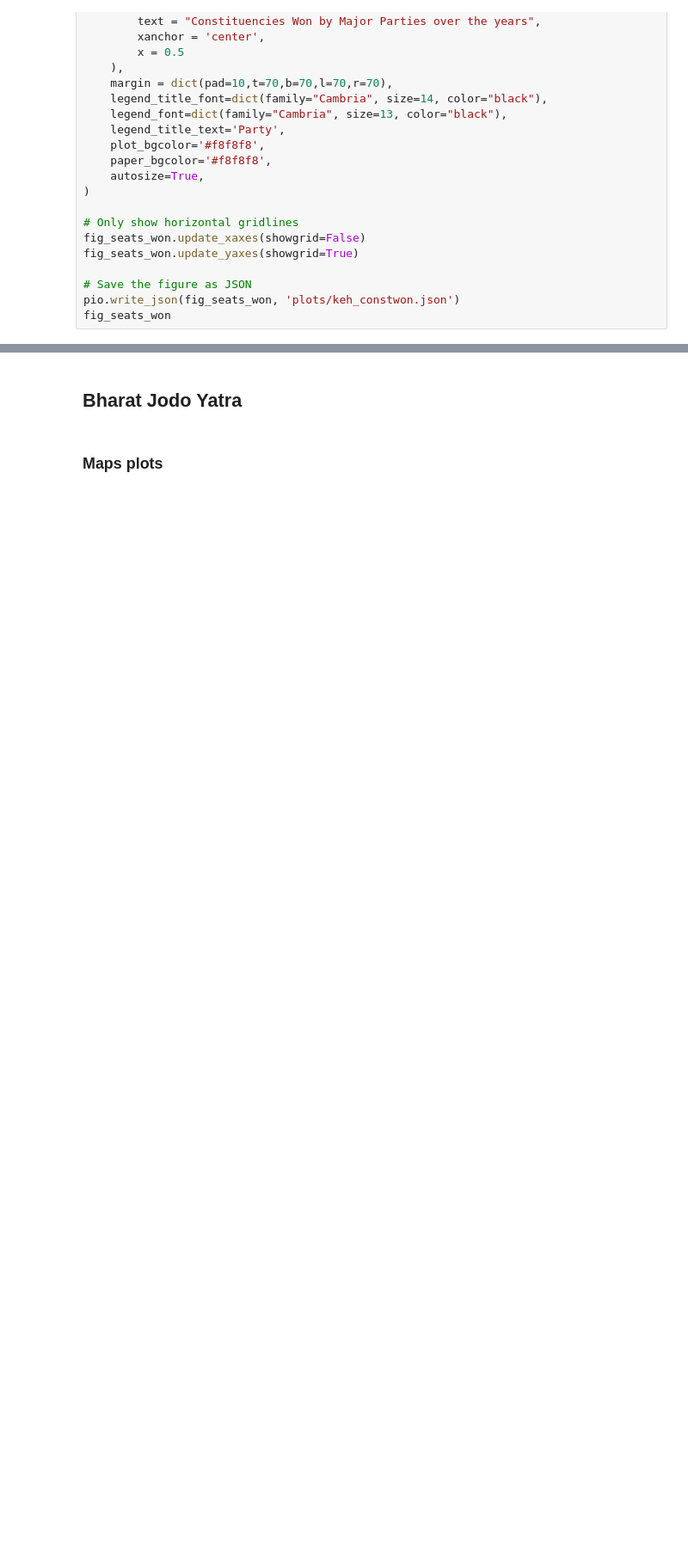
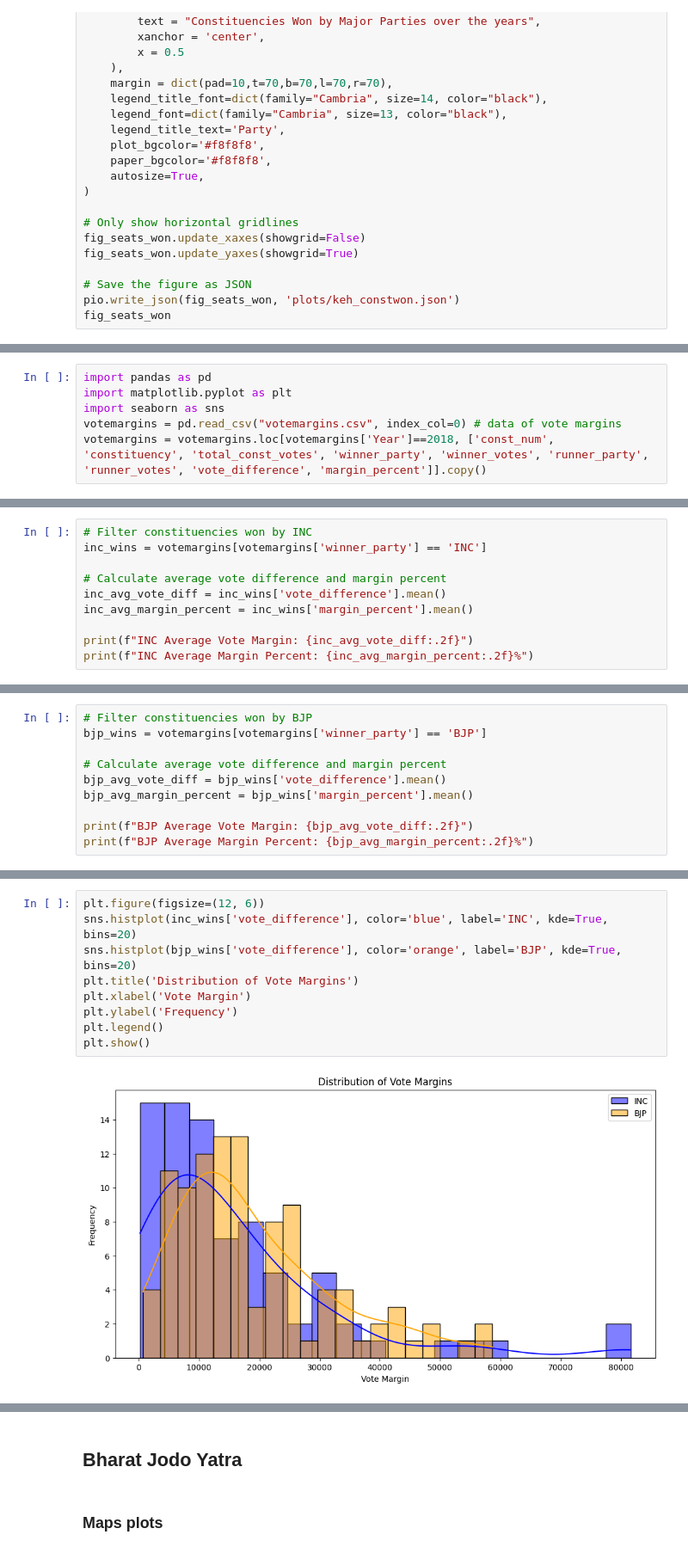
Before and after one commit to joshiaditya0511/karnataka-election-analysis, a Jupyter notebook: Final Data/createplots.ipynb, the cells around one changed output, grey strips where cells are left out. Shown at 86% size. Saved outputs shown, nothing was run; the diff lists cells and outputs as text; blank space fills up the shorter version.

```diff
--- a/Final Data/createplots.ipynb
+++ b/Final Data/createplots.ipynb
@@ -331,0 +303,6 @@ fig_seats_won
+# %%
+import pandas as pd
+import matplotlib.pyplot as plt
+import seaborn as sns
+votemargins = pd.read_csv("votemargins.csv", index_col=0) # data of vote margins
+votemargins = votemargins.loc[votemargins['Year']==2018, ['const_num', 'constituency', 'total_const_votes', 'winner_party', 'winner_votes', 'runner_party', 'runner_votes', 'vote_difference', 'margin_percent']].copy()
@@ -331,0 +326,10 @@ fig_seats_won
+# %%
+# Filter constituencies won by INC
+inc_wins = votemargins[votemargins['winner_party'] == 'INC']
+
+# Calculate average vote difference and margin percent
+inc_avg_vote_diff = inc_wins['vote_difference'].mean()
+inc_avg_margin_percent = inc_wins['margin_percent'].mean()
+
+print(f"INC Average Vote Margin: {inc_avg_vote_diff:.2f}")
+print(f"INC Average Margin Percent: {inc_avg_margin_percent:.2f}%")
@@ -331,0 +339,10 @@ fig_seats_won
+# %%
+# Filter constituencies won by BJP
+bjp_wins = votemargins[votemargins['winner_party'] == 'BJP']
+
+# Calculate average vote difference and margin percent
+bjp_avg_vote_diff = bjp_wins['vote_difference'].mean()
+bjp_avg_margin_percent = bjp_wins['margin_percent'].mean()
+
+print(f"BJP Average Vote Margin: {bjp_avg_vote_diff:.2f}")
+print(f"BJP Average Margin Percent: {bjp_avg_margin_percent:.2f}%")
@@ -331,0 +361,11 @@ fig_seats_won
+# %%
+plt.figure(figsize=(12, 6))
+sns.histplot(inc_wins['vote_difference'], color='blue', label='INC', kde=True, bins=20)
+sns.histplot(bjp_wins['vote_difference'], color='orange', label='BJP', kde=True, bins=20)
+plt.title('Distribution of Vote Margins')
+plt.xlabel('Vote Margin')
+plt.ylabel('Frequency')
+plt.legend()
+plt.show()
+# %% [output]
+[figure, added]
```
Also changed, not shown: parts of 44 cells of this notebook, 44 other files.
